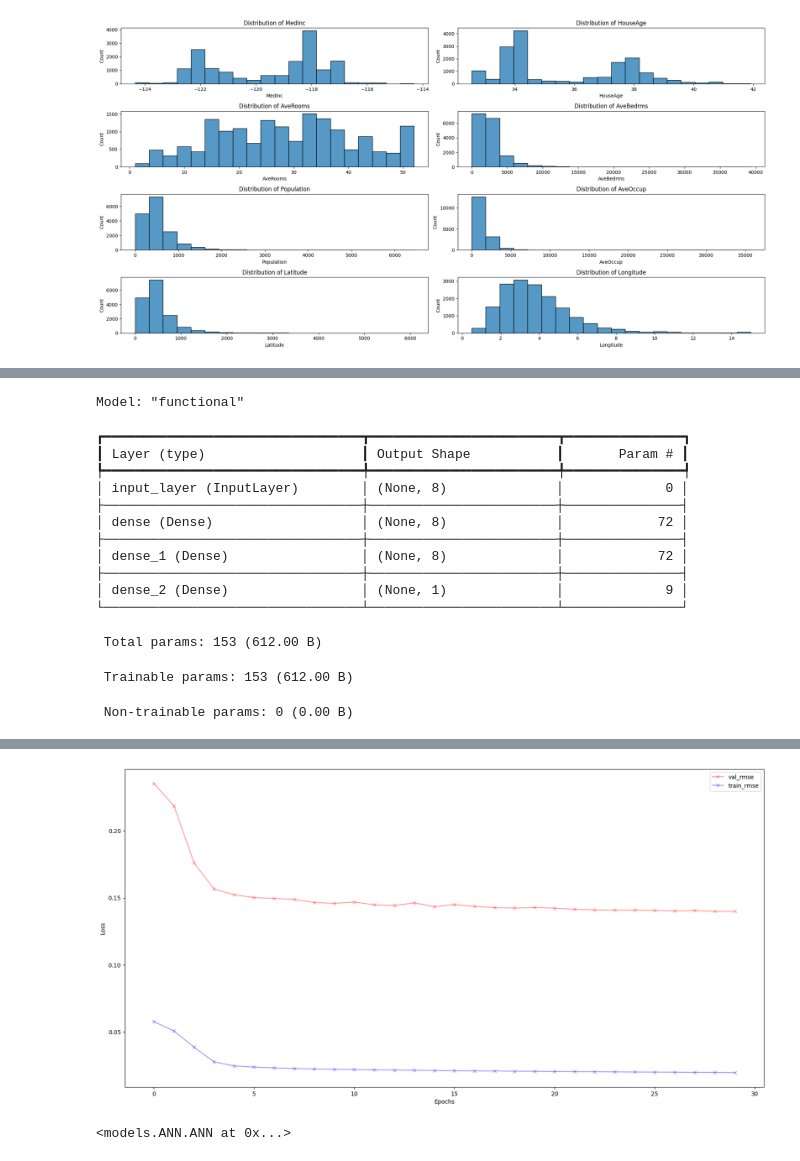
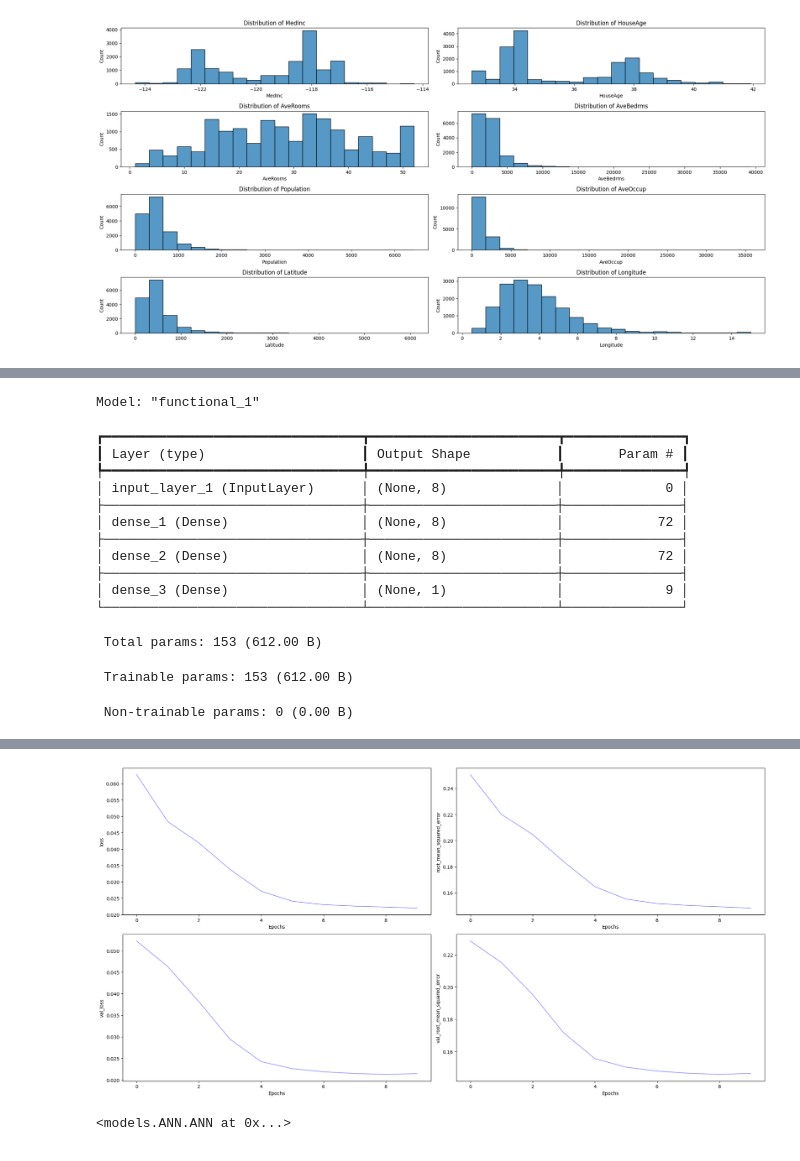
Before and after one commit to nguyenddat/Learn_AI, a Jupyter notebook: California_Housing_Price/House_price.ipynb, the cells around one changed output, grey strips where cells are left out. Cells and saved outputs as stored; diff of their text form; code cells hidden in the pictures.

Commit message:
change plot + lr

```diff
--- a/California_Housing_Price/House_price.ipynb
+++ b/California_Housing_Price/House_price.ipynb
@@ -104,20 +104,20 @@ Epoch 10/10
 # %%
 from models.ANN import ANN
 
-ann_model = ANN(input_shape = normalized_X_train[0].shape, output_shape = 1)
+ann_model = ANN(input_shape = normalized_X_train[0].shape, output_shape = 1, learning_rate = 0.01, epochs = 10)
 ann_model.fit(X = normalized_X_train, y = normalized_y_train)
 # %% [output]
-Model: "functional"
+Model: "functional_1"
 ┏━━━━━━━━━━━━━━━━━━━━━━━━━━━━━━━━━┳━━━━━━━━━━━━━━━━━━━━━━━━┳━━━━━━━━━━━━━━━┓
 ┃ Layer (type)                    ┃ Output Shape           ┃       Param # ┃
 ┡━━━━━━━━━━━━━━━━━━━━━━━━━━━━━━━━━╇━━━━━━━━━━━━━━━━━━━━━━━━╇━━━━━━━━━━━━━━━┩
-│ input_layer (InputLayer)        │ (None, 8)              │             0 │
-├─────────────────────────────────┼────────────────────────┼───────────────┤
-│ dense (Dense)                   │ (None, 8)              │            72 │
+│ input_layer_1 (InputLayer)      │ (None, 8)              │             0 │
 ├─────────────────────────────────┼────────────────────────┼───────────────┤
 │ dense_1 (Dense)                 │ (None, 8)              │            72 │
 ├─────────────────────────────────┼────────────────────────┼───────────────┤
-│ dense_2 (Dense)                 │ (None, 1)              │             9 │
+│ dense_2 (Dense)                 │ (None, 8)              │            72 │
+├─────────────────────────────────┼────────────────────────┼───────────────┤
+│ dense_3 (Dense)                 │ (None, 1)              │             9 │
 └─────────────────────────────────┴────────────────────────┴───────────────┘
  Total params: 153 (612.00 B)
  Trainable params: 153 (612.00 B)
@@ -142,4 +145,4 @@ Epoch 30/30
-[figure, old version]
+[figure, new version]
 <models.ANN.ANN at 0x...>
 # %%
 from models.Linear_Regression import LinearRegression
```
Also changed, not shown: parts of 3 cells of this notebook, 2 other files.
